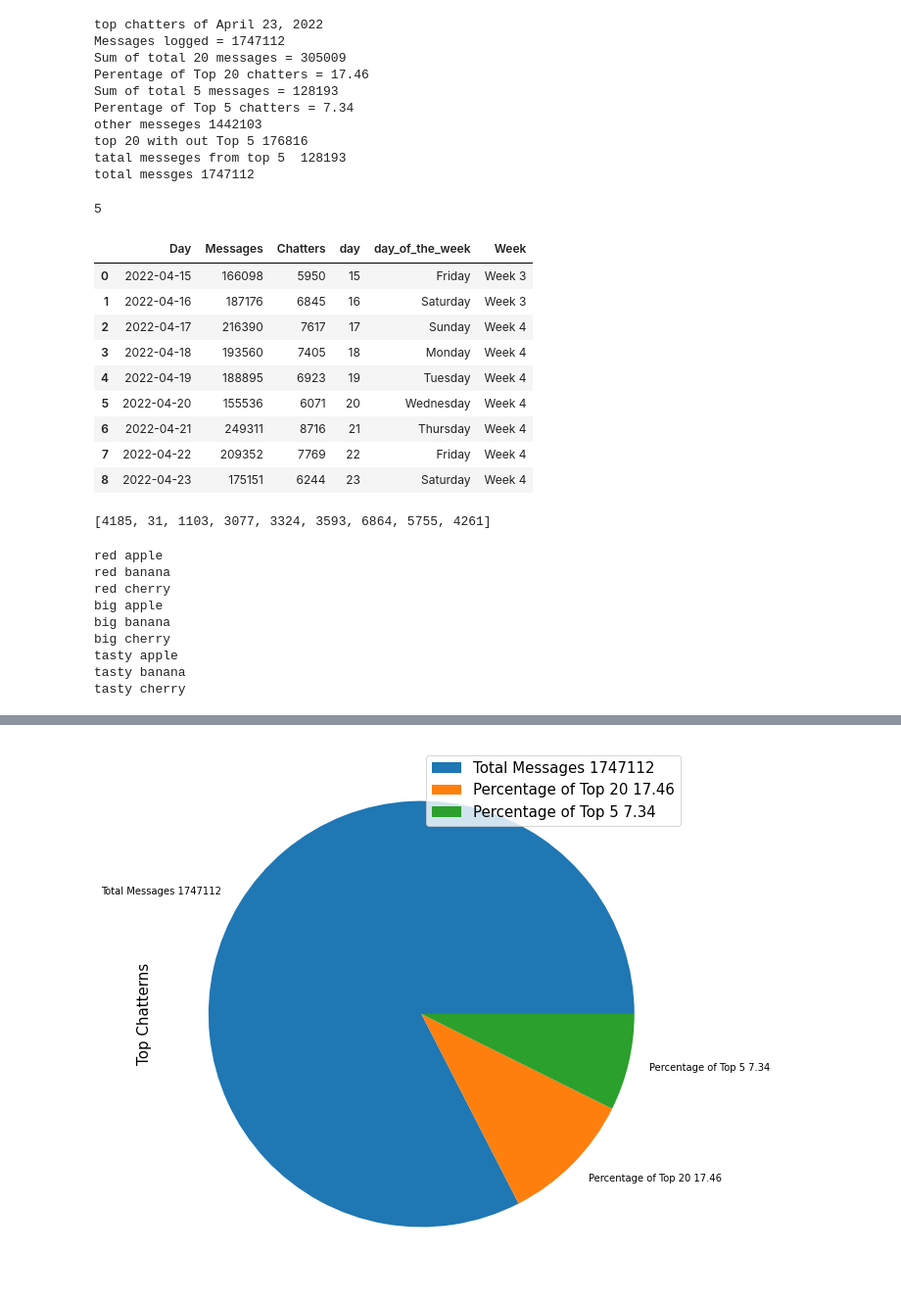
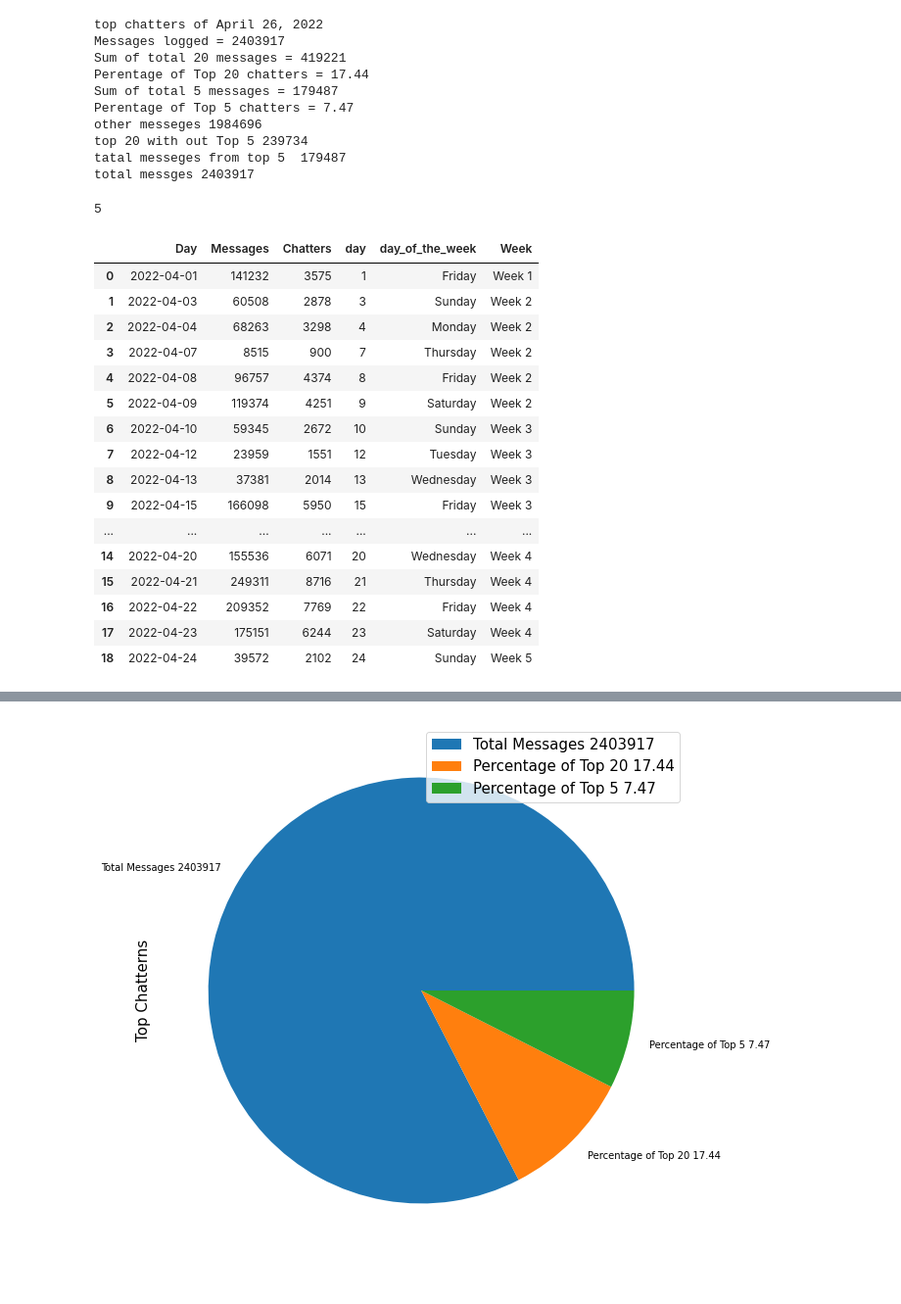
Before and after one commit to quassidi/-Monthly_YYJ_Report, a Jupyter notebook: monthly_jinnytty_analytics.ipynb, the cells around one changed output, grey strips where cells are left out. Shown: that part at 98% size. Saved outputs shown, nothing was run; the diff lists cells and outputs as text; code cells hidden in the pictures.

```diff
--- a/monthly_jinnytty_analytics.ipynb
+++ b/monthly_jinnytty_analytics.ipynb
@@ -9,7 +9,7 @@ import math
 from datetime import datetime, timedelta
 from jinja2 import Environment, FileSystemLoader
 
-read = pd.read_csv('700000s.txt', delimiter=',', encoding='utf8', header=None, names=["day", "time", "user", "message"])
+read = pd.read_csv('april.txt', delimiter=',', encoding='utf8', header=None, names=["day", "time", "user", "message"])
 #droping the first column because all id values are from the individual day csv files
 df = read.reset_index(drop=True)
 df
@@ -200,16 +200,16 @@ print("top 20 with out Top 5", top20withouttop5)
 print("tatal messeges from top 5 ",totalTop5Chatters)
 print("total messges",notopChatter + top20withouttop5 + totalTop5Chatters)
 # %% [output]
-top chatters of April 23, 2022
-Messages logged = 1747112
-Sum of total 20 messages = 305009
-Perentage of Top 20 chatters = 17.46
-Sum of total 5 messages = 128193
-Perentage of Top 5 chatters = 7.34
-other messeges 1442103
-top 20 with out Top 5 176816
-tatal messeges from top 5  128193
-total messges 1747112
+top chatters of April 26, 2022
+Messages logged = 2403917
+Sum of total 20 messages = 419221
+Perentage of Top 20 chatters = 17.44
+Sum of total 5 messages = 179487
+Perentage of Top 5 chatters = 7.47
+other messeges 1984696
+top 20 with out Top 5 239734
+tatal messeges from top 5  179487
+total messges 2403917
 # %%
 prueba = clean_wothoutNA.day.value_counts().reset_index()
 saving_prueba = prueba.to_csv("prueba.txt", sep=' ', header=False, index=False)
@@ -252,42 +252,48 @@ get_week_of_month(2022,3,31)
 # %%
 Week_1 = 1
 Week_2 = 3
 Week_3 = 10
 Week_4 = 17
 Week_5 = 24
 last_day = 30
 
 def applyFunc(s):
     if s == Week_1 or s < Week_2:
         return "Week 1"
     elif s == Week_2 or s < Week_3:
         return 'Week 2'
     elif s == Week_3 or s < Week_4:
         return 'Week 3'
     elif s == Week_4 or s < Week_5:
         return 'Week 4'
     elif s == Week_5 or s <= last_day:
         return 'Week 5'
     return ''
 newplot["Day"] = pd.to_datetime(newplot["Day"])
 newplot['day_of_the_week'] = pd.Series(newplot['Day'].dt.day_name())
-newplot['day_of_the_week'] = pd.Series(newplot['Day'].dt.day_name())
 newplot['day'] = newplot['day'].astype(int)
 newplot['Week'] = newplot['day'].apply(applyFunc)
 newplot["Day"] = newplot["Day"].dt.strftime('%Y-%m-%d')
 
 newplot.reset_index(drop='index')
 # %% [output]
 |  | Day | Messages | Chatters | day | day_of_the_week | Week |
-| 0 | 2022-04-15 | 166098 | 5950 | 15 | Friday | Week 3 |
-| 1 | 2022-04-16 | 187176 | 6845 | 16 | Saturday | Week 3 |
-| 2 | 2022-04-17 | 216390 | 7617 | 17 | Sunday | Week 4 |
-| 3 | 2022-04-18 | 193560 | 7405 | 18 | Monday | Week 4 |
-| 4 | 2022-04-19 | 188895 | 6923 | 19 | Tuesday | Week 4 |
-| 5 | 2022-04-20 | 155536 | 6071 | 20 | Wednesday | Week 4 |
-| 6 | 2022-04-21 | 249311 | 8716 | 21 | Thursday | Week 4 |
-| 7 | 2022-04-22 | 209352 | 7769 | 22 | Friday | Week 4 |
-| 8 | 2022-04-23 | 175151 | 6244 | 23 | Saturday | Week 4 |
+| 0 | 2022-04-01 | 141232 | 3575 | 1 | Friday | Week 1 |
+| 1 | 2022-04-03 | 60508 | 2878 | 3 | Sunday | Week 2 |
+| 2 | 2022-04-04 | 68263 | 3298 | 4 | Monday | Week 2 |
+| 3 | 2022-04-07 | 8515 | 900 | 7 | Thursday | Week 2 |
+| 4 | 2022-04-08 | 96757 | 4374 | 8 | Friday | Week 2 |
+| 5 | 2022-04-09 | 119374 | 4251 | 9 | Saturday | Week 2 |
+| 6 | 2022-04-10 | 59345 | 2672 | 10 | Sunday | Week 3 |
+| 7 | 2022-04-12 | 23959 | 1551 | 12 | Tuesday | Week 3 |
+| 8 | 2022-04-13 | 37381 | 2014 | 13 | Wednesday | Week 3 |
+| 9 | 2022-04-15 | 166098 | 5950 | 15 | Friday | Week 3 |
+| ... | ... | ... | ... | ... | ... | ... |
+| 14 | 2022-04-20 | 155536 | 6071 | 20 | Wednesday | Week 4 |
+| 15 | 2022-04-21 | 249311 | 8716 | 21 | Thursday | Week 4 |
+| 16 | 2022-04-22 | 209352 | 7769 | 22 | Friday | Week 4 |
+| 17 | 2022-04-23 | 175151 | 6244 | 23 | Saturday | Week 4 |
+| 18 | 2022-04-24 | 39572 | 2102 | 24 | Sunday | Week 5 |
 # %%
 emotes = Cleanreadytop20chatters['Emote'][:10].to_numpy()
 Days = newplot['Day'].to_numpy()
@@ -302,24 +308,3 @@ Emote_7 = [len(df[(df["day"] == x) & (df["message"] == emotes[6])]) for x in Day
 Emote_8 = [len(df[(df["day"] == x) & (df["message"] == emotes[7])]) for x in Days]
 Emote_9 = [len(df[(df["day"] == x) & (df["message"] == emotes[8])]) for x in Days]
 Emote_10 = [len(df[(df["day"] == x) & (df["message"] == emotes[9])]) for x in Days]
-
-Emote_1
-# %% [output]
-[4185, 31, 1103, 3077, 3324, 3593, 6864, 5755, 4261]
-# %%
-adj = ["red", "big", "tasty"]
-fruits = ["apple", "banana", "cherry"]
-
-for x in adj:
-  for y in fruits:
-    print(x, y)
-# %% [output]
-red apple
-red banana
-red cherry
-big apple
-big banana
-big cherry
-tasty apple
-tasty banana
-tasty cherry
```
Also changed, not shown: parts of 13 cells of this notebook.
